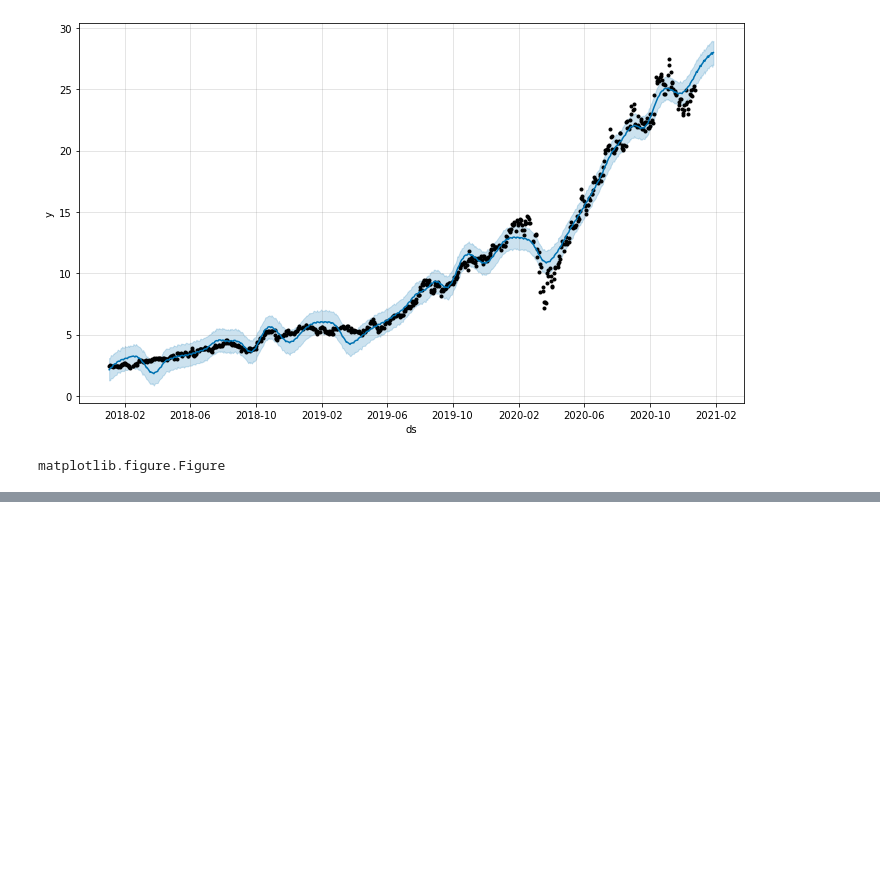
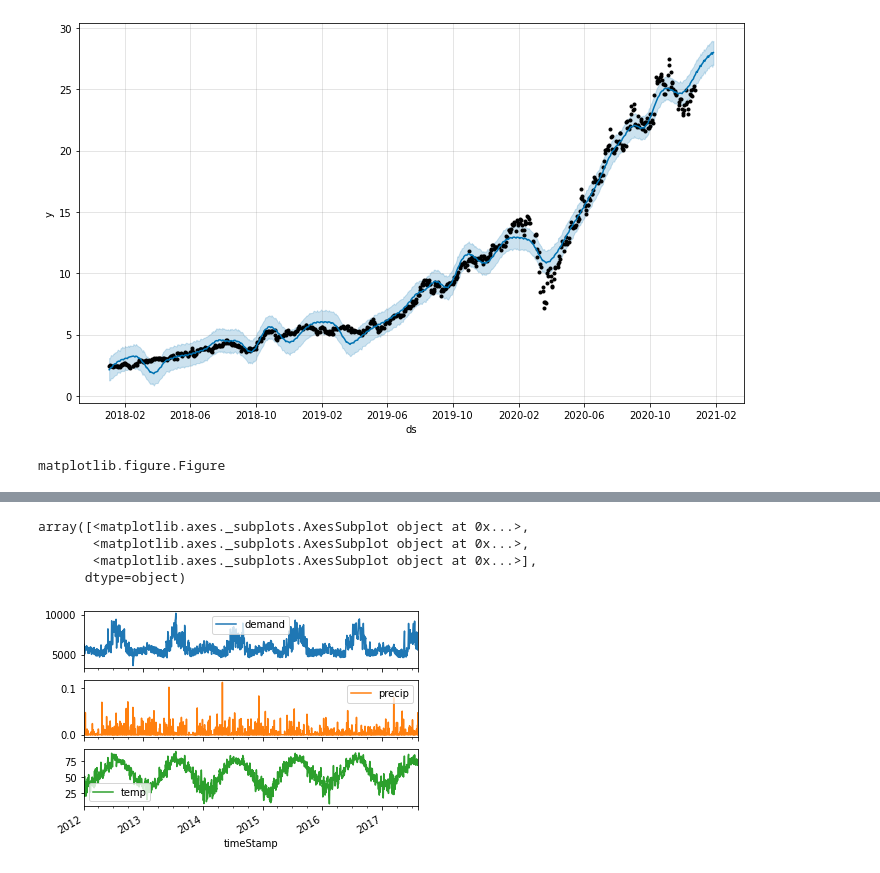
Before and after one commit to ericlrf/fbprophet, a Jupyter notebook: fbprophet_tests.ipynb, the cells around one changed output, grey strips where cells are left out. Cells and saved outputs as stored; diff of their text form; code cells hidden in the pictures; blank space fills up the shorter version.

```diff
--- a/fbprophet_tests.ipynb
+++ b/fbprophet_tests.ipynb
@@ -113,0 +173,9 @@ matplotlib.figure.Figure
+# %%
+# reduzir linhas de 49205 para 2051 por media das horas num dia (D)
+ny_df.resample('D').mean().plot(subplots=True)
+# %% [output]
+array([<matplotlib.axes._subplots.AxesSubplot object at 0x...>,
+       <matplotlib.axes._subplots.AxesSubplot object at 0x...>,
+       <matplotlib.axes._subplots.AxesSubplot object at 0x...>],
+      dtype=object)
+[figure, added]
```
Also changed, not shown: parts of 39 cells of this notebook.
